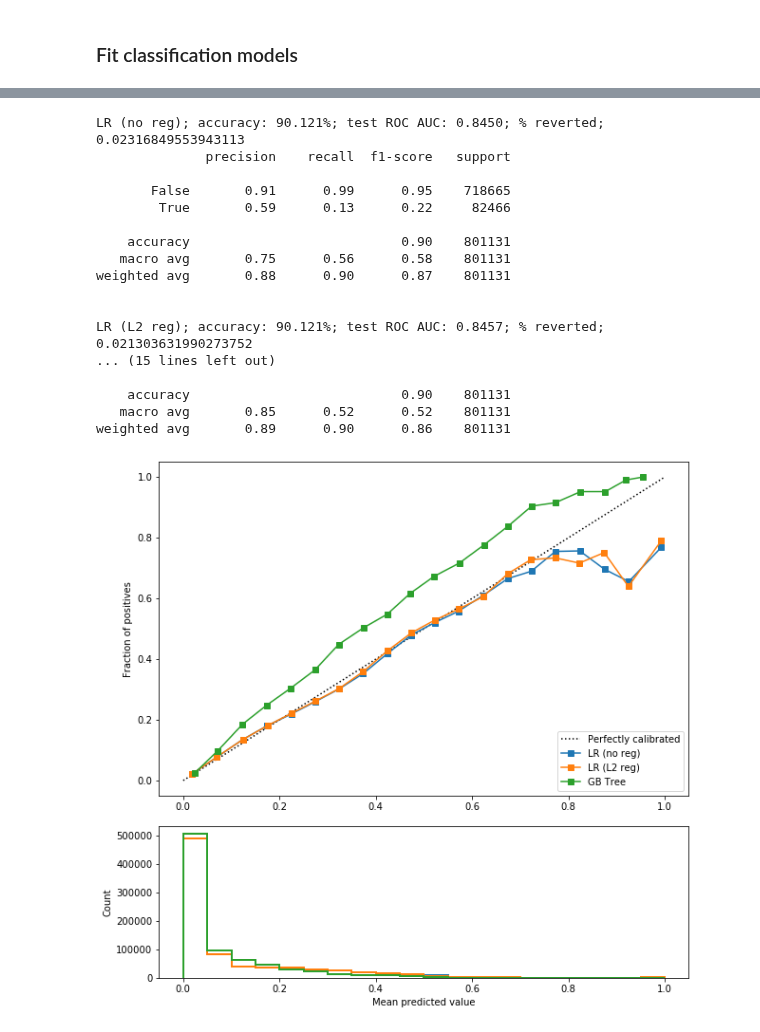
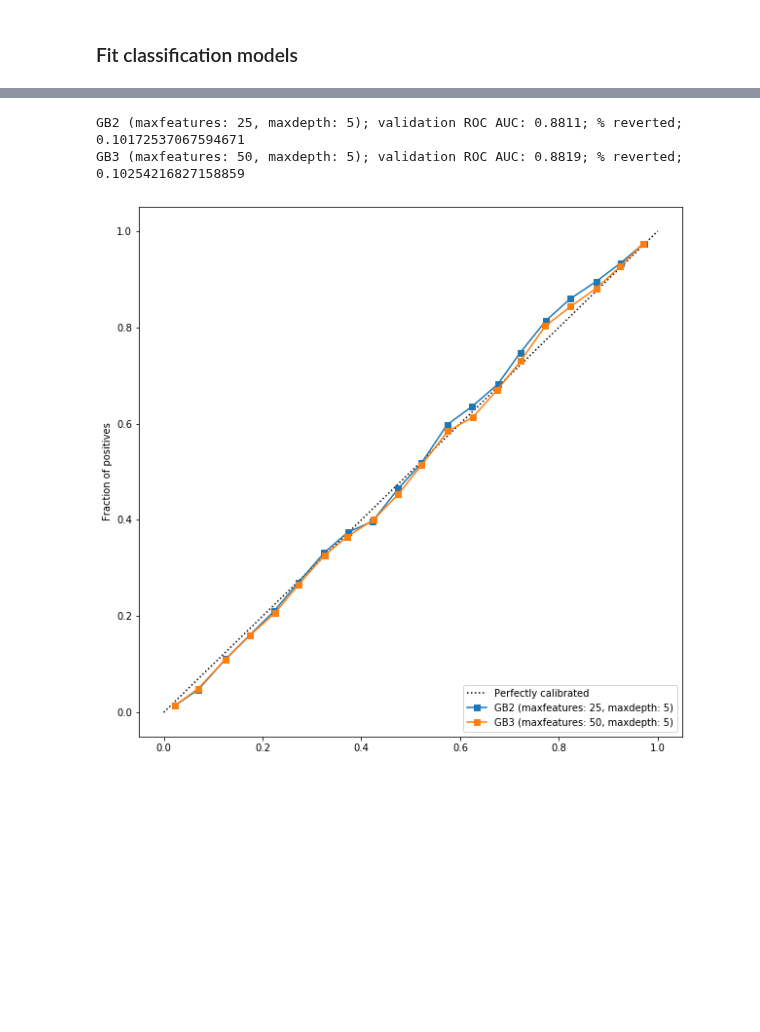
Before and after one commit to levon003/wiki-ores-feedback, a Jupyter notebook: notebook/audit/RevertClassification-Demo_SHW.ipynb, the cells around one changed output, grey strips where cells are left out. Drawn from its saved outputs; the diff is of its cells as text; code cells hidden in the pictures; blank space fills up the shorter version.

Commit message:
Code for evaluating models trained/tested on full data

```diff
--- a/notebook/audit/RevertClassification-Demo_SHW.ipynb
+++ b/notebook/audit/RevertClassification-Demo_SHW.ipynb
@@ -344,0 +327,6 @@ x1            -0.1833      0.004    -51.780      0.000      -0.190      -0.176
+# %%
+#Use train_a_sample and test_a
+X_train = X_train_a_sample
+train = train_a_sample
+X_test = X_test_a
+test = test_a
@@ -344,0 +494,13 @@ x1            -0.1833      0.004    -51.780      0.000      -0.190      -0.176
+# %%
+clf_eval_results = {}
+#[clfLR_1, LR1_results, 'LR1'], [clfLR_2, LR2_results, 'LR2']
+for clf, results, label in [[clfGB_a, GBa_results, 'GBa (maxfeatures: ~6, maxdepth: 5)'], [clfGB_1, GB1_results, 'GB1 (maxfeatures: ~6, maxdepth: 10)'], [clfGB_2, GB2_results, 'GB2 (maxfeatures: 25, maxdepth: 5)'], [clfGB_3, GB3_results, 'GB3 (maxfeatures: 50, maxdepth: 5)'],
+                            [clfLR_a, LRa_results, 'LRa']]:
+    print(label)
+    # calibration statistic, F1 score, and AUC
+    auc = sklearn.metrics.roc_auc_score(results['test_label'], results['test_calib'])
+    prf1 = sklearn.metrics.precision_recall_fscore_support(results['test_label'], results['test_pred'])
+    #hl = hl_test_b(results, 5)
+    print(sklearn.metrics.classification_report(results['test_label'], results['test_pred']))
+
+    clf_eval_results[label] = {'auc': auc, 'prf1': prf1}
@@ -345,47 +555,25 @@ x1            -0.1833      0.004    -51.780      0.000      -0.190      -0.176
 # %%
 fig = plt.figure(0, figsize=(10, 10))
-ax1 = plt.subplot2grid((3, 1), (0, 0), rowspan=2)
-ax2 = plt.subplot2grid((3, 1), (2, 0))
+ax = plt.subplot2grid((1, 1), (0, 0), rowspan=1)
 
-ax1.plot([0, 1], [0, 1], "k:", label="Perfectly calibrated")
+ax.plot([0, 1], [0, 1], "k:", label="Perfectly calibrated")
+for results, clf in [[GB2_results, 'GB2 (maxfeatures: 25, maxdepth: 5)'], [GB3_results, 'GB3 (maxfeatures: 50, maxdepth: 5)']]:
+    labels = results['test_label']
+    pred = results['test_calib']
+    frac_of_pos, mean_pred_value = sklearn.calibration.calibration_curve(labels, pred, n_bins=20)
 
-for label, tup in zip(['LR (no reg)', 'LR (L2 reg)', 'GB Tree'], clf_results):
-    y_pred_test, y_pred_test_proba, y_test = tup
-    frac_of_pos, mean_pred_value = sklearn.calibration.calibration_curve(y_test, y_pred_test_proba, n_bins=20)
+    ax.plot(mean_pred_value, frac_of_pos, "s-", label=clf)
+    ax.set_ylabel("Fraction of positives")
 
-    ax1.plot(mean_pred_value, frac_of_pos, "s-", label=label)
-    ax1.set_ylabel("Fraction of positives")
-    ax2.hist(y_pred_test_proba, range=(0, 1), bins=20, histtype="step", lw=2, log=False)
+    acc_test = np.sum(pred == labels) / len(pred)
+    roc_auc = sklearn.metrics.roc_auc_score(labels, pred)
+    print(f"{clf}; validation ROC AUC: {roc_auc:.4f}; % reverted; {np.sum(pred) / len(labels)}")
 
-    acc_test = np.sum(y_pred_test == y_test) / len(y_pred_test)
-    roc_auc = sklearn.metrics.roc_auc_score(y_test, y_pred_test_proba)
-    print(f"{label}; accuracy: {acc_test*100:.3f}%; test ROC AUC: {roc_auc:.4f}; % reverted; {np.sum(y_pred_test) / len(y_test)}")
-    print(sklearn.metrics.classification_report(y_test, y_pred_test))
-    print()
-
-ax1.set_ylim([-0.05, 1.05])
-ax1.legend(loc="lower right")
-
-ax2.set_xlabel("Mean predicted value")
-ax2.set_ylabel("Count")
+ax.set_ylim([-0.05, 1.05])
+ax.legend(loc="lower right")
 
 plt.show()
 # %% [output]
-LR (no reg); accuracy: 90.121%; test ROC AUC: 0.8450; % reverted; 0.02316849553943113
-              precision    recall  f1-score   support
-
-       False       0.91      0.99      0.95    718665
-        True       0.59      0.13      0.22     82466
-
-    accuracy                           0.90    801131
-   macro avg       0.75      0.56      0.58    801131
-weighted avg       0.88      0.90      0.87    801131
-
-
-LR (L2 reg); accuracy: 90.121%; test ROC AUC: 0.8457; % reverted; 0.021303631990273752
-... (15 lines left out)
-
-    accuracy                           0.90    801131
-   macro avg       0.85      0.52      0.52    801131
-weighted avg       0.89      0.90      0.86    801131
+GB2 (maxfeatures: 25, maxdepth: 5); validation ROC AUC: 0.8811; % reverted; 0.10172537067594671
+GB3 (maxfeatures: 50, maxdepth: 5); validation ROC AUC: 0.8819; % reverted; 0.10254216827158859
-[figure, old version]
+[figure, new version]
```
Also changed, not shown: parts of 28 cells of this notebook.
